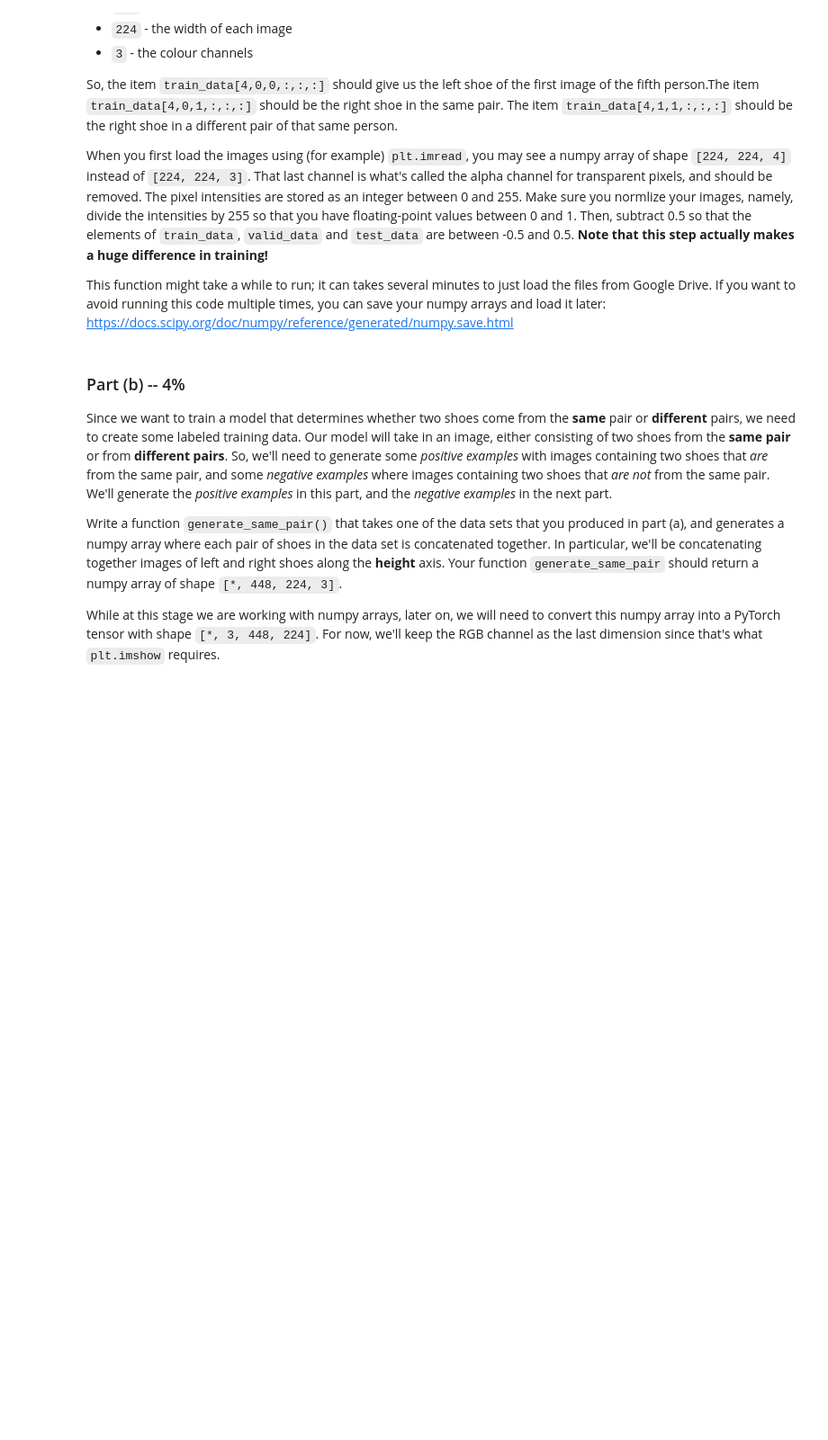
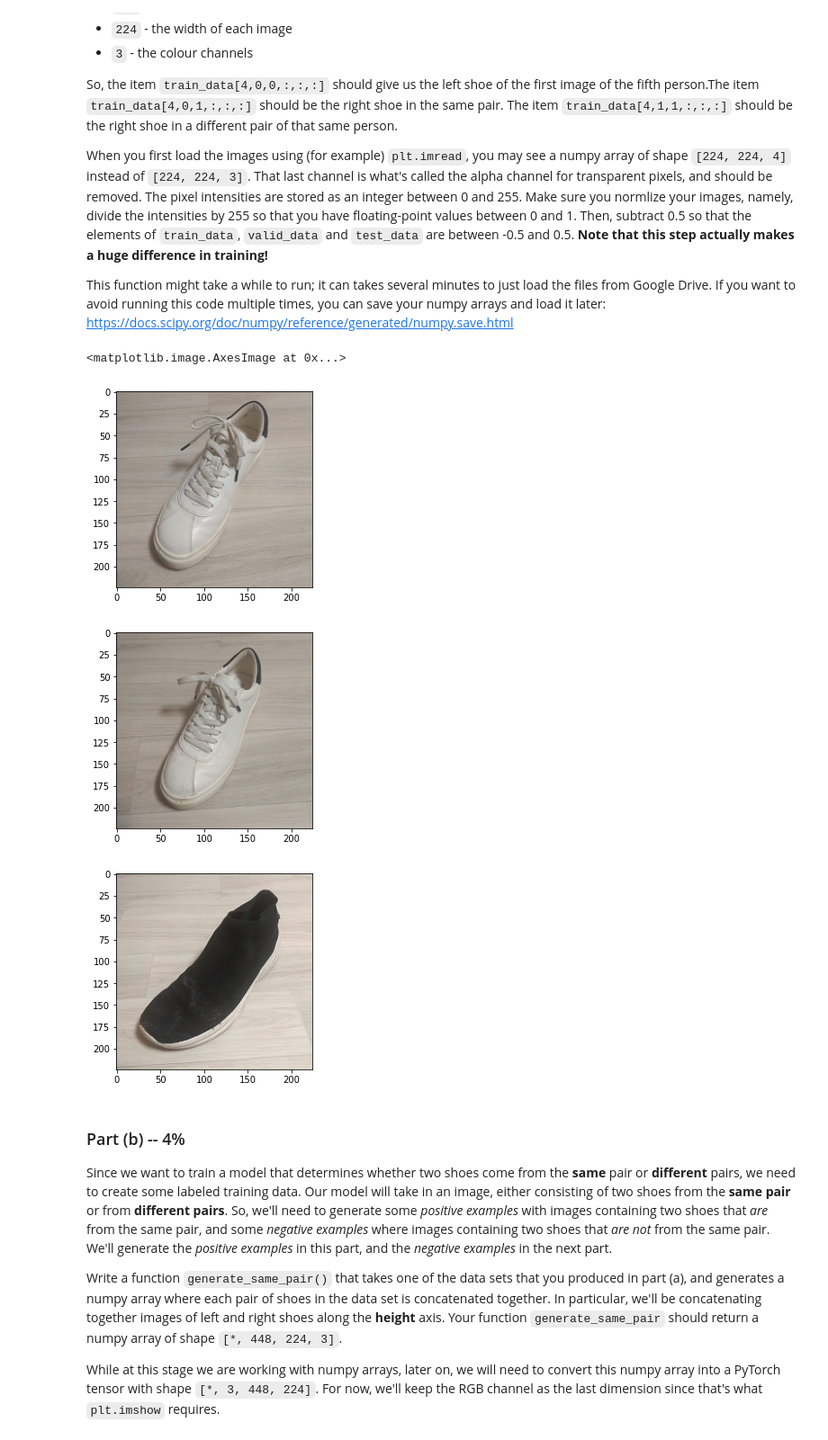
Before and after one commit to Angel2Eyes/deep_learning_course, a Jupyter notebook: Deep Learning Course/Assignment3/Assignment3_ipynb.ipynb, the cells around one changed output. Shown: that part at 90% size. Drawn from its saved outputs; the diff is of its cells as text; code cells hidden in the pictures; blank space fills up the shorter version.

```diff
--- a/Deep Learning Course/Assignment3/Assignment3_ipynb.ipynb
+++ b/Deep Learning Course/Assignment3/Assignment3_ipynb.ipynb
@@ -91,21 +92,25 @@ for file in glob.glob(path):
     img = plt.imread(file)           # read the image as a numpy array
     images[filename] = img[:, :, :3] # remove the alpha channel
 # %%
-print(int(len(images)/3))
-print(floor(10.5))
-print(images['u132_3_right_m.jpg'])
+import collections
+images_sorted = collections.OrderedDict(sorted(images.items()))
 
-train_data = np.empty((int(len(images)/3),3,2,224,224,3))
-for index, image_name in enumerate(images):
-  train_data[floor(index/6),floor(index/3),floor(index/2)] = images[image_name]
+train_data = np.empty((int(len(images_sorted)/3),3,2,224,224,3))
+for index, image_name in enumerate(images_sorted):
+  train_data[floor(index/6),floor(index/2)%3,index%2] = np.copy(images_sorted[image_name])
 
 # Run this code, include the image in your PDF submission
 plt.figure()
-plt.imshow(train_data[4,0,0,:,:,:]) # left shoe of first pair submitted by 5th student
-# plt.figure()
-# plt.imshow(train_data[4,0,1,:,:,:]) # right shoe of first pair submitted by 5th student
-# plt.figure()
-# plt.imshow(train_data[4,1,1,:,:,:]) # right shoe of second pair submitted by 5th student
+plt.imshow(train_data[4,0,0,:,:,:].astype(np.uint8)) # left shoe of first pair submitted by 5th student
+plt.figure()
+plt.imshow(train_data[4,0,1,:,:,:].astype(np.uint8)) # right shoe of first pair submitted by 5th student
+plt.figure()
+plt.imshow(train_data[4,1,1,:,:,:].astype(np.uint8)) # right shoe of second pair submitted by 5th student
+# %% [output]
+<matplotlib.image.AxesImage at 0x...>
+[figure, added]
+[figure, added]
+[figure, added]
 # %% [markdown]
 ### Part (b) -- 4%
 
```
Also changed, not shown: parts of 4 cells of this notebook.
